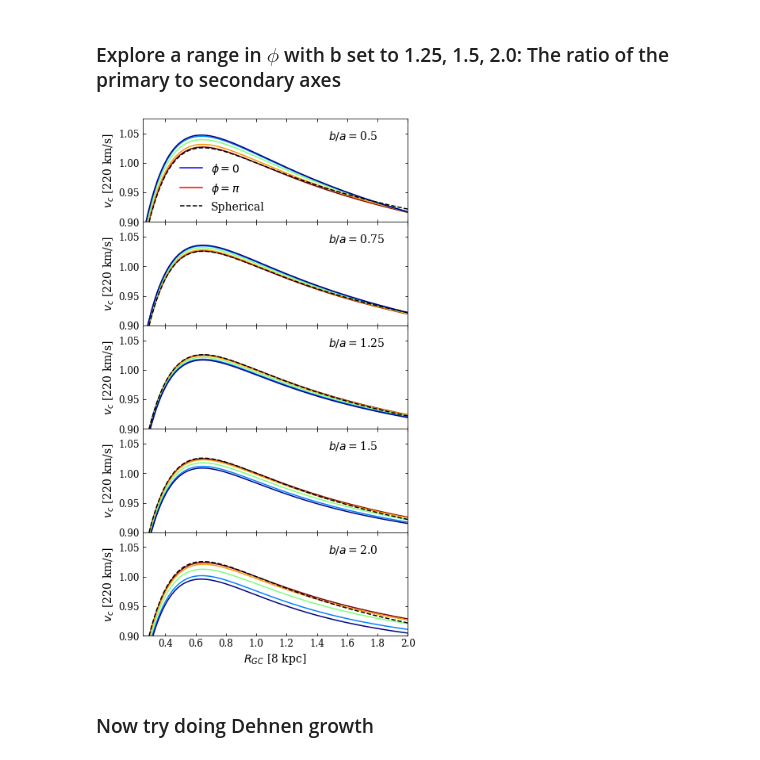
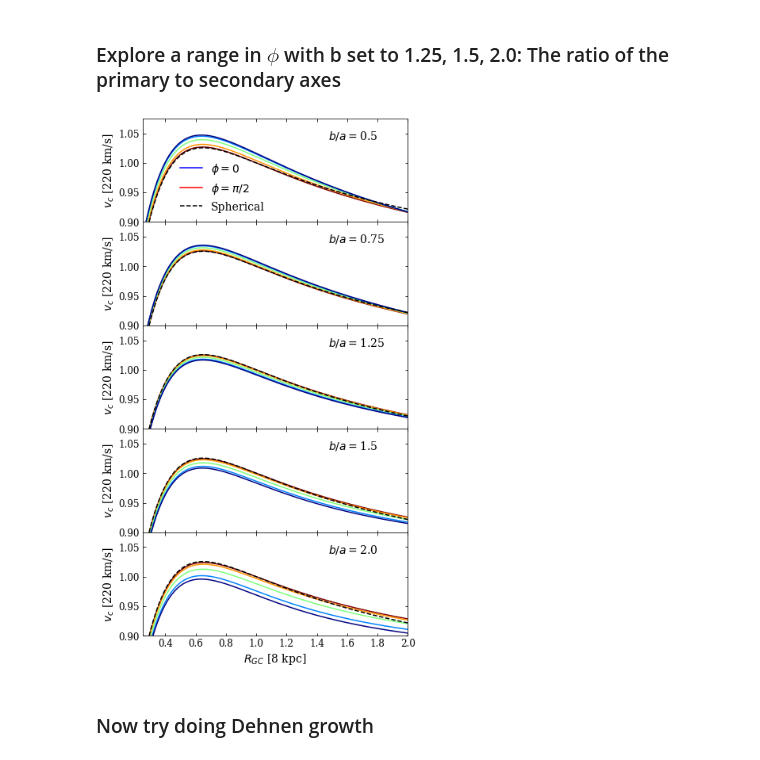
Before and after one commit to jamesmlane/AST1501, a Jupyter notebook: notebooks/4-triaxial_potential/triaxial_potential.ipynb, the cells around one changed output. Saved outputs shown, nothing was run; the diff lists cells and outputs as text; code cells hidden in the pictures.

Commit message:
Fix plots for AST 1501 presentation

```diff
--- a/notebooks/4-triaxial_potential/triaxial_potential.ipynb
+++ b/notebooks/4-triaxial_potential/triaxial_potential.ipynb
@@ -133,35 +133,35 @@ for i in range(len(b_range)):
                                                      normalize=0.35)
         tripot = [tripot_halo,mwbulge,mwdisk]
 
         # Plot the rotation curve
         norm_val = (np.max(phi_range)-phi_range[j])/(np.max(phi_range)-np.min(phi_range))
         potential.plotRotcurve(tripot, Rrange=[0.1,10.], grid=1001, overplot=True, phi=phi_range[j],
                                color=cmap(norm_val))
     ###j
 
     potential.plotRotcurve(mwpot, Rrange=[0.1,10.], grid=1001, overplot=True, phi=0, color='Black',
                            linestyle='dashed')
 
     axs[i].set_xlim(0.25,2.0)
     axs[i].set_ylim(0.9,1.075)
     axs[i].annotate(r'$b/a = $'+str(b_range[i]), (0.7,0.8), xycoords='axes fraction', fontsize=14)
     axs[i].tick_params(direction='in', top='on', right='on', labelbottom='off', labelsize=12)
     axs[i].set_ylabel(r'$v_{c}$ [220 km/s]', fontsize=14)
 ###i
 
 axs[0].plot([], [], c='Blue', label=r'$\phi=0$')
-axs[0].plot([], [], c='Red', label=r'$\phi=\pi$')
+axs[0].plot([], [], c='Red', label=r'$\phi=\pi/2$')
 axs[0].plot([], [], c='Black', linestyle='dashed', label=r'Spherical')
 leg = axs[0].legend(loc=(0.125,0.05), frameon=False, fontsize=14)
 axs[-1].set_xlabel(r'$R_{GC}$ [8 kpc]', fontsize=14)
 axs[-1].tick_params(labelbottom='on')
 
 fig.subplots_adjust(hspace=0)
 fig.savefig('plots/tripot_bphi.pdf')
 plt.show()
 plt.close('all')
 # %% [output]
-[figure, old version]
+[figure, new version]
 # %% [markdown]
 ### Now try doing Dehnen growth
 # %%
```
Also changed, not shown: 2 other files.
